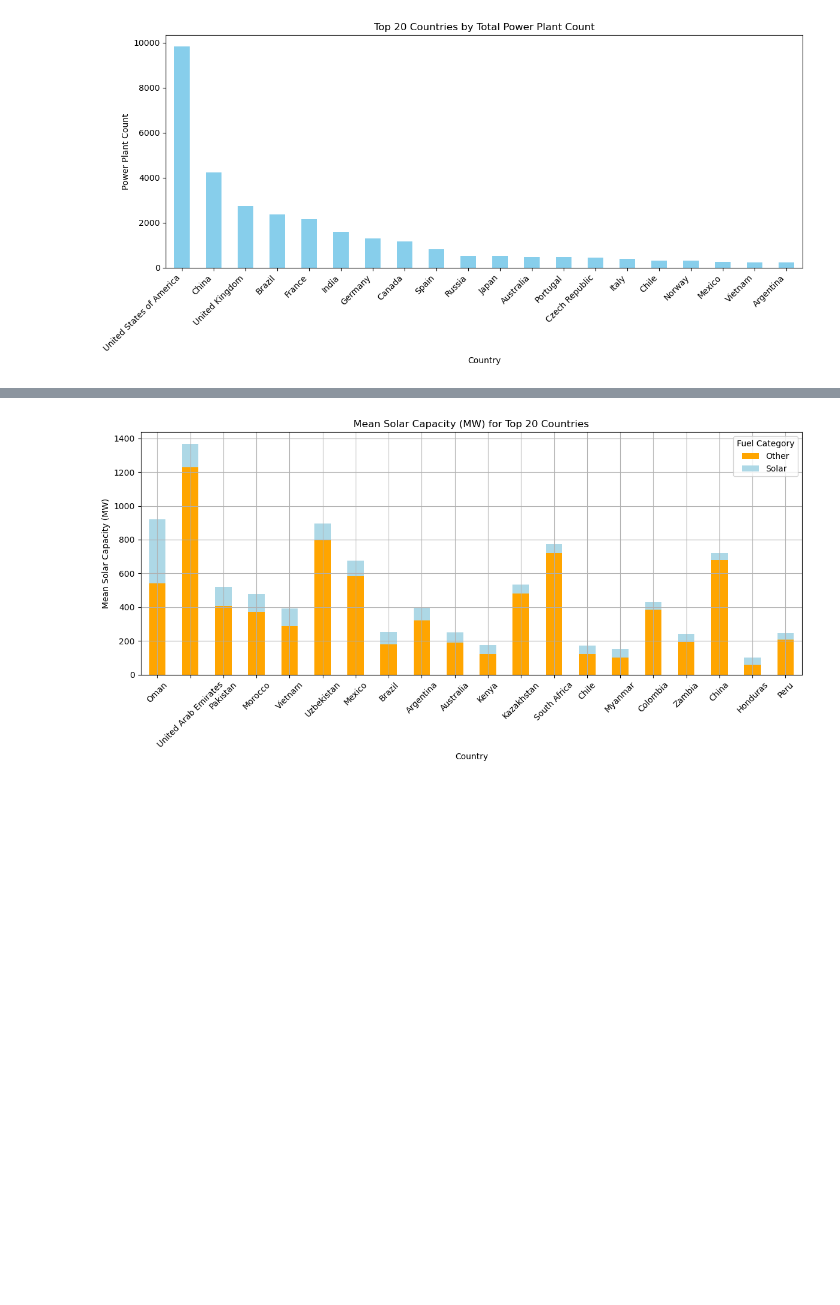
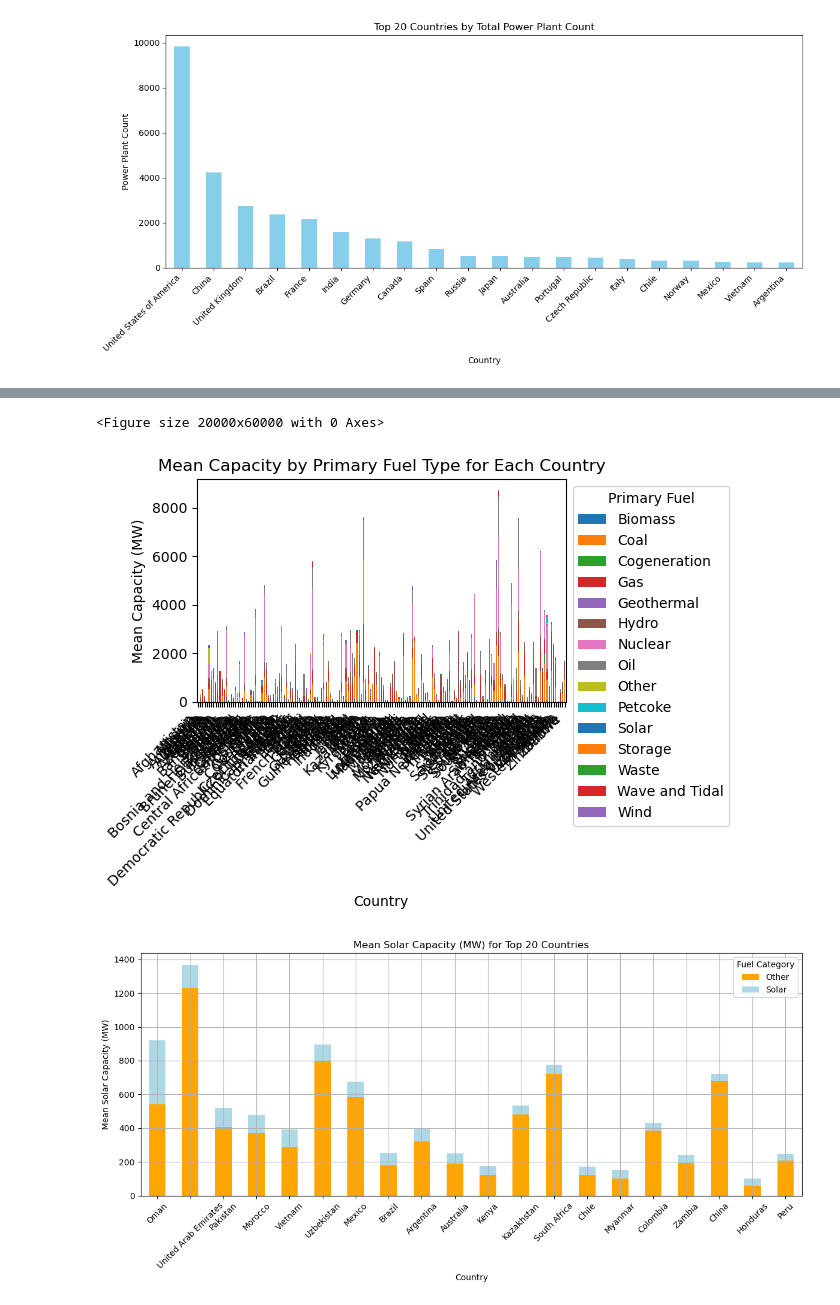
Before and after one commit to VanHg33/Project4, a Jupyter notebook: ETL/data_cleaning.ipynb, the cells around one changed output, grey strips where cells are left out. Drawn from its saved outputs; the diff is of its cells as text; code cells hidden in the pictures; blank space fills up the shorter version.

```diff
--- a/ETL/data_cleaning.ipynb
+++ b/ETL/data_cleaning.ipynb
@@ -82,3 +115,24 @@ plt.show()
+# %%
+# calculate the mean capacity_mw for each primary fuel type in each country
+mean_capacity_by_fuel_and_country = cleaned_global_power_plant_df.groupby(['country_long', 'primary_fuel'])['capacity_mw'].mean().reset_index()
+mean_capacity_by_fuel_and_country
+
+# Pivot the table to have primary fuel types as columns
+pivot_table = mean_capacity_by_fuel_and_country.pivot_table(index='country_long', columns='primary_fuel', values='capacity_mw', aggfunc='mean')
+
+# Plotting a bar chart
+plt.figure(figsize=(200, 600))
+pivot_table.plot(kind='bar', stacked=True)
+plt.title('Mean Capacity by Primary Fuel Type for Each Country')
+plt.xlabel('Country')
+plt.ylabel('Mean Capacity (MW)')
+plt.legend(title='Primary Fuel', bbox_to_anchor=(1, 1))
+plt.xticks(rotation=45, ha='right')  # Rotate x-axis labels for better visibility
+plt.tight_layout()
+plt.show()
+# %% [output]
+<Figure size 20000x60000 with 0 Axes>
+[figure, added]
 # %%
 
 mean_capacity_by_fuel_and_country = cleaned_global_power_plant_df.groupby(['country_long', 'primary_fuel'])['capacity_mw'].mean().reset_index()
```
Also changed, not shown: parts of 5 cells of this notebook, 13 other files.
